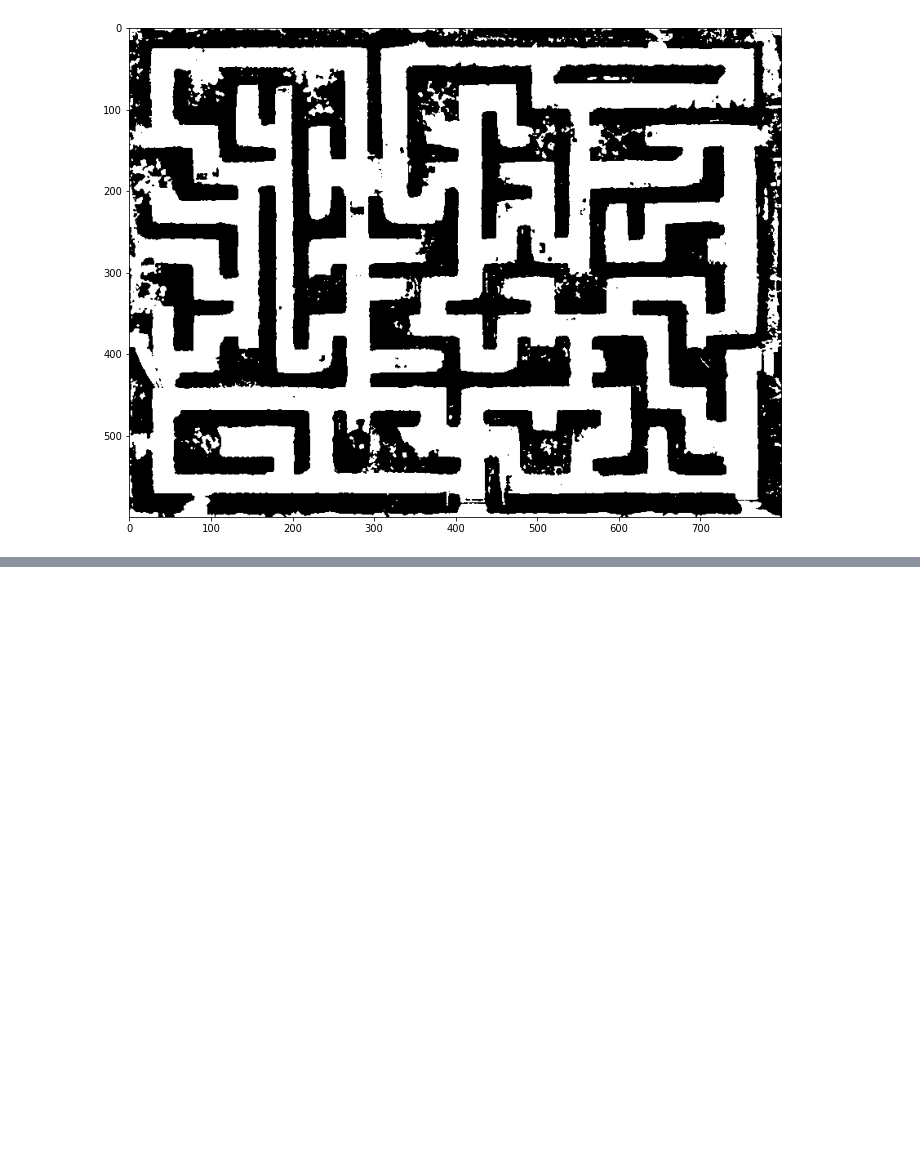
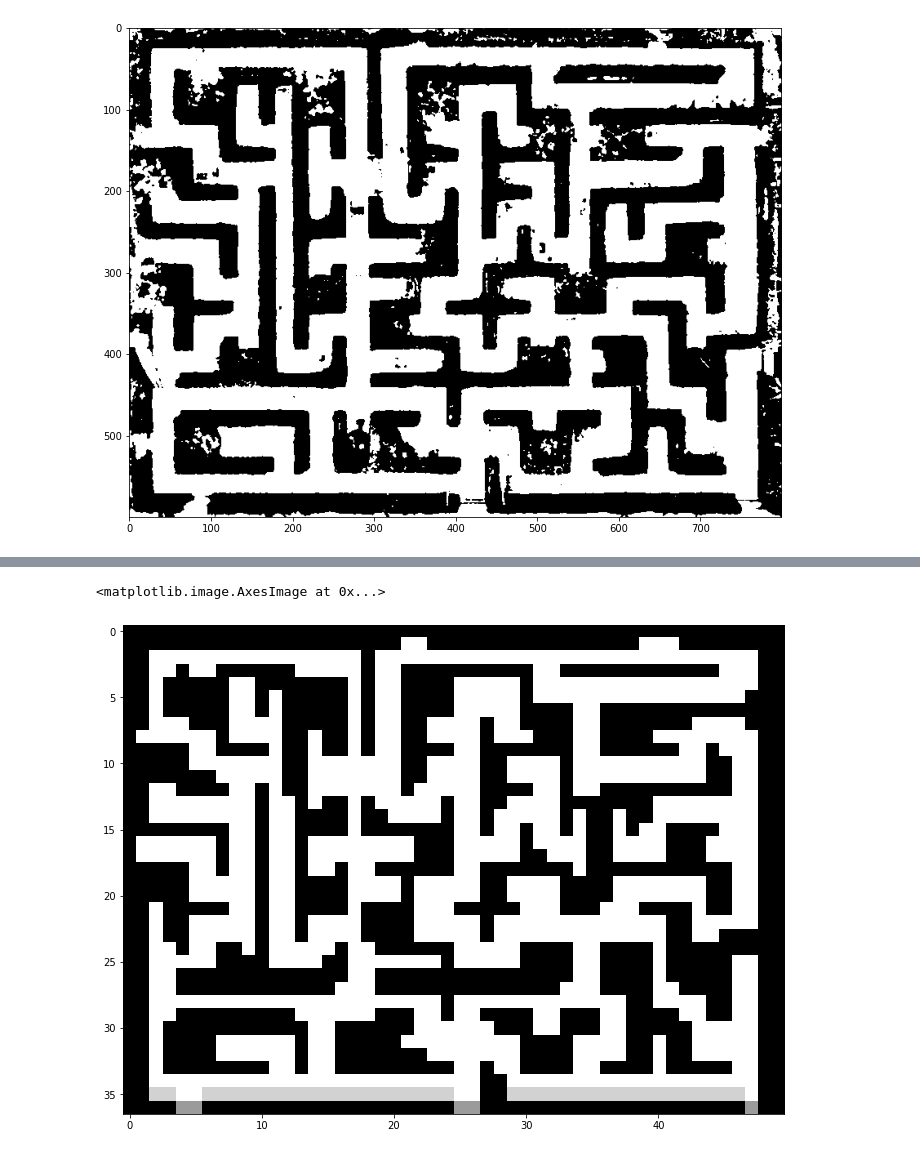
Before and after one commit to DmitryPodpryatov/maze-solver, a Jupyter notebook: threshold_test.ipynb, the cells around one changed output, grey strips where cells are left out. Drawn from its saved outputs; the diff is of its cells as text; code cells hidden in the pictures; blank space fills up the shorter version.

```diff
--- a/threshold_test.ipynb
+++ b/threshold_test.ipynb
@@ -71,0 +71,8 @@ DEBUG = False
+# %%
+# RESIZE IMAGE
+
+resized_img = cv2.resize(new_image, (new_image.shape[1]//step, new_image.shape[0]//step), interpolation = cv2.INTER_LINEAR_EXACT)
+plt.imshow(resized_img, cmap='gray')
+# %% [output]
+<matplotlib.image.AxesImage at 0x...>
+[figure, added]
```
Also changed, not shown: parts of 9 cells of this notebook, 1 other file.
